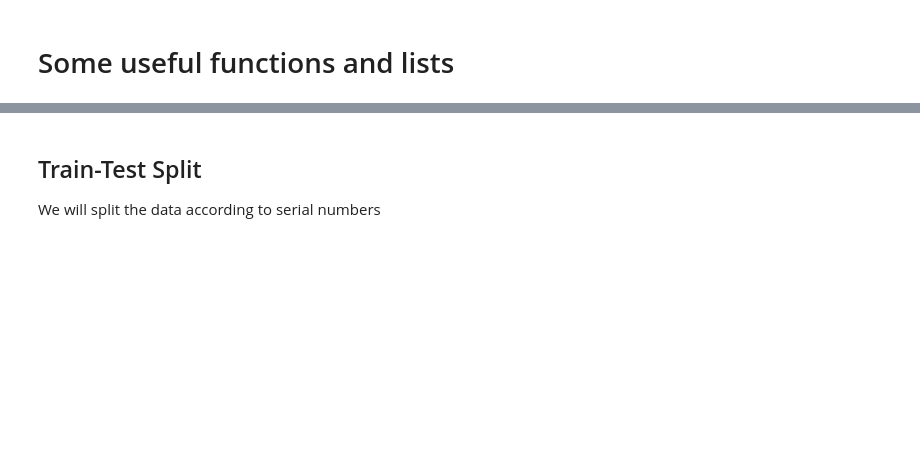
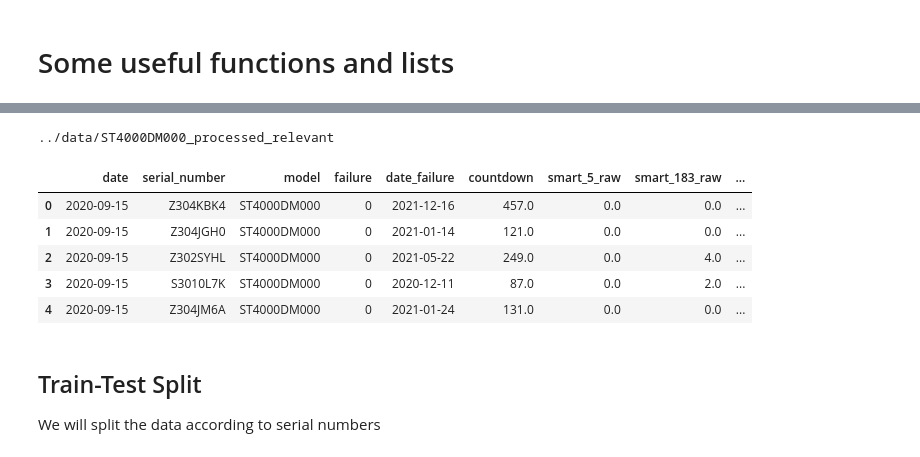
Before and after one commit to wcmphysics/DataScienceBootcamp-Capstone, a Jupyter notebook: notebooks/cmw_modeling.ipynb, the cells around one changed output, grey strips where cells are left out. Cells and saved outputs as stored; diff of their text form; code cells hidden in the pictures; blank space fills up the shorter version.

```diff
--- a/notebooks/cmw_modeling.ipynb
+++ b/notebooks/cmw_modeling.ipynb
@@ -160,3 +151,17 @@ NameError: name 'df_d' is not defined
+# %%
+file_path = repository_directory + "data/" +"ST4000DM000_processed_relevant"
+print(file_path)
+df = pd.read_csv(file_path, parse_dates=["date"])
+df = keep_some_smart_column_for_dataframe(df_d, smart_to_keep=key_smart, raw_or_normalized="raw")
+df.head(5)
+# %% [output]
+../data/ST4000DM000_processed_relevant
+|  | date | serial_number | model | failure | date_failure | countdown | smart_5_raw | smart_183_raw | ... |
+| 0 | 2020-09-15 | Z304KBK4 | ST4000DM000 | 0 | 2021-12-16 | 457.0 | 0.0 | 0.0 | ... |
+| 1 | 2020-09-15 | Z304JGH0 | ST4000DM000 | 0 | 2021-01-14 | 121.0 | 0.0 | 0.0 | ... |
+| 2 | 2020-09-15 | Z302SYHL | ST4000DM000 | 0 | 2021-05-22 | 249.0 | 0.0 | 4.0 | ... |
+| 3 | 2020-09-15 | S3010L7K | ST4000DM000 | 0 | 2020-12-11 | 87.0 | 0.0 | 2.0 | ... |
+| 4 | 2020-09-15 | Z304JM6A | ST4000DM000 | 0 | 2021-01-24 | 131.0 | 0.0 | 0.0 | ... |
 # %% [markdown]
 ## Train-Test Split
 
```
Also changed, not shown: parts of 15 cells of this notebook.
